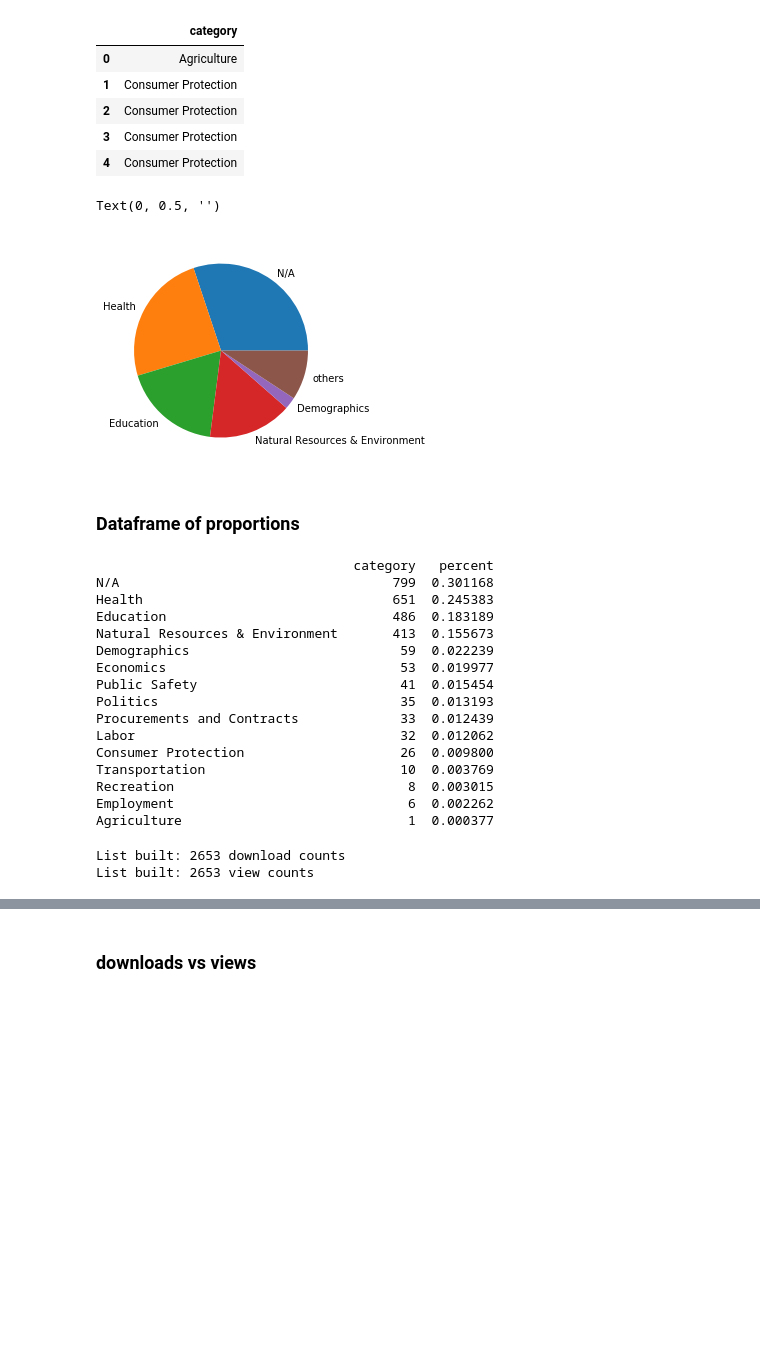
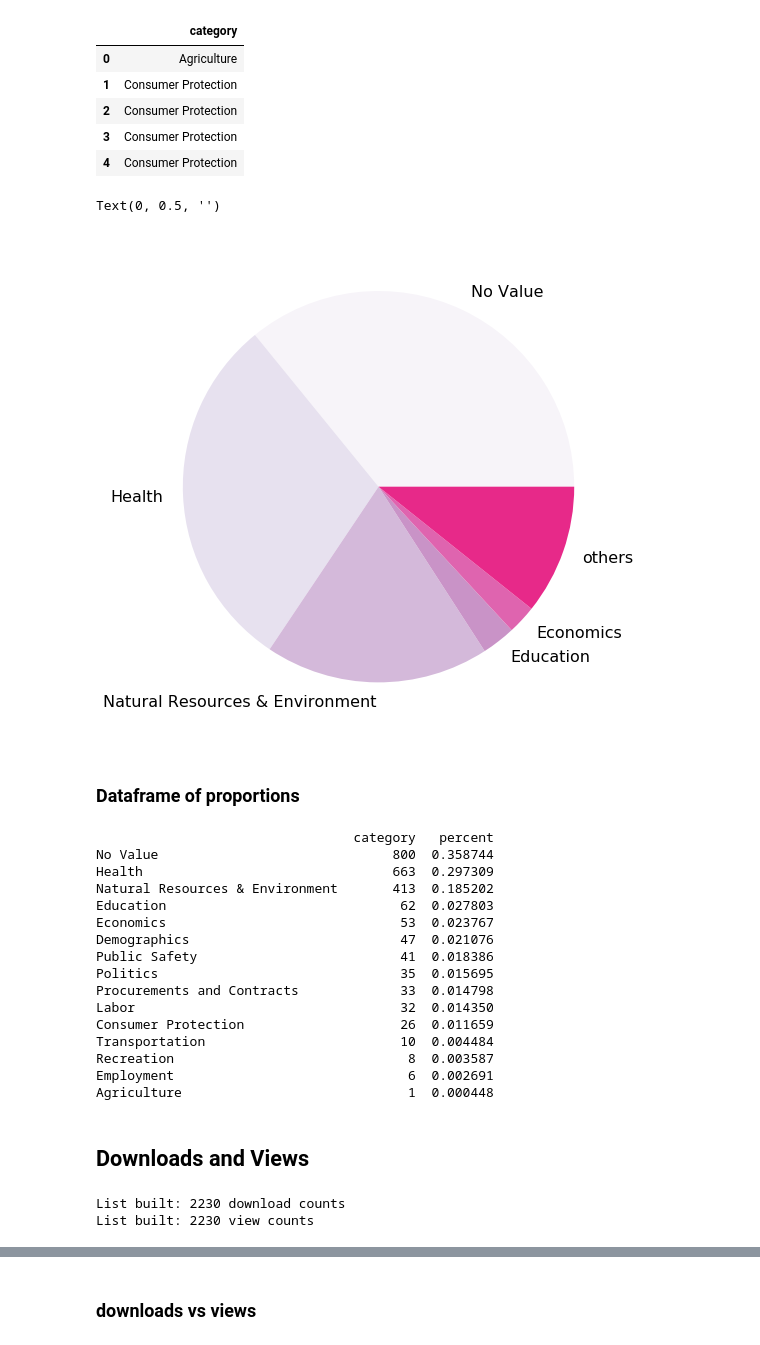
Before and after one commit to OpenDataLiteracy/WSL-AMF, a Jupyter notebook: portal-dashboard/socrata-all-metadata.ipynb, the cells around one changed output, grey strips where cells are left out. Saved outputs shown, nothing was run; the diff lists cells and outputs as text; code cells hidden in the pictures; blank space fills up the shorter version.

```diff
--- a/portal-dashboard/socrata-all-metadata.ipynb
+++ b/portal-dashboard/socrata-all-metadata.ipynb
@@ -27,9 +30,10 @@ Use the Socrata API to get ALL metadata for the public assets
 
 add authentication?? ?$$app_token=OHlDzukOUa15bLYTvOV23hrmX
 # %%
-r=requests.get('http://api.us.socrata.com/api/catalog/v1?limit=2653&domains='+domain) #build string according to SOCRATA's convention to get public data assets
+r=requests.get('http://api.us.socrata.com/api/catalog/v1?limit=2655&domains='+domain) #build string according to SOCRATA's convention to get public data assets
 #r=requests.get('http://api.us.socrata.com/api/catalog/v1?domains='+domain) #build string according to SOCRATA's convention to get public data assets
 j=json.loads(r.text) #parse the json into a list named j
+j=[i for i in j['results']] #This gets rid of the 'results' key
 # %% [markdown]
 ### Save the json to a file so you don't have to keep downloading it everytime.
 # %%
@@ -40,5 +44,10 @@ with open("fullWA23July.json", "w") as write_file:
 ### Open the csv file with testing data
 # %%
 #Open up the same file for reading
-with open("fullWA23July.json", "r") as read_file:
-    d = json.load(read_file)
+with open("fullWA2019-07-26.json", "r") as read_file:
+    dtest = json.load(read_file)
+# %%
+# Using list comprehension to delete dictionary in list that contains 'reportcard'. If you want the full dataset, rerun the above script and change 'dtest' to 'd'.
+# All scripts below use 'd' as the source data
+d = [i for i in dtest if 'reportcard' not in (i['classification']['domain_tags'])]
+len(d)
@@ -153,9 +170,9 @@ calendar           2  0.000754
 
 catlist=[] #dim masterlist as a empty list
 
-for i in j['results']:  #d is the dictionary of parsed json
+for i in d:  #d is the dictionary of parsed json
         if len(i['resource']['id'])==9: #Basically, is the identifier legitimate?
-            catlist.append(i['classification'].get('domain_category', 'N/A'))
+            catlist.append(i['classification'].get('domain_category', 'No Value'))
 
 
 catlist.sort()
@@ -176,33 +193,34 @@ dfcat.head()
 # %%
 #Create a pie chart
 
 pltdf = dfcat.category.value_counts() #uses matlibplot to count rows for each type
 
-pltdf = pd.DataFrame({'category':pltdf.index, 'counts':pltdf.values}) #Converts the series to a dataframe
+pltdfcat = pd.DataFrame({'descriptor':'assetCategories','unit':pltdf.index, 'value':pltdf.values}) #Converts the series to a dataframe
 
-pltdf2 = pltdf[:5].copy() #Put top 5 types in a new dataframe
+pltdf2 = pltdfcat[:5].copy() #Put top 5 types in a new dataframe
 
 
 # Takes the less common types and adds those counts into a value named others.
 new_row = pd.DataFrame(data = {
-    'category' : ['others'],
-    'counts' : [pltdf['counts'][5:].sum()]
+    'unit' : ['others'],
+    'value' : [pltdfcat['value'][5:].sum()]
 })
 
 
-pltdf2 = pd.concat([pltdf2, new_row]) #Add the 'others' value to the top 5 dataframe
+pltdf2 = pd.concat([pltdf2, new_row], sort=False) #Add the 'others' value to the top 5 dataframe
 
 #https://matplotlib.org/gallery/pie_and_polar_charts/pie_and_donut_labels.html
 #https://matplotlib.org/3.1.1/tutorials/introductory/pyplot.html
 #http://queirozf.com/entries/pandas-dataframe-plot-examples-with-matplotlib-pyplot
 
 
 #plot the types
-pltdf2.plot(y='counts', kind='pie', labels=pltdf2.category, legend=False)
+cs=cm.PuRd(np.arange(6)/8.)
+pltdf2.plot(y='value', kind='pie', colors=cs, labels=pltdf2.unit, legend=False, textprops={'fontsize': 16})
 plt.ylabel('') #Gets rid of the "Counts label"
 # %% [output]
 Text(0, 0.5, '')
-[figure, old version]
+[figure, new version]
 # %% [markdown]
 ### Dataframe of proportions
 # %%
@@ -212,30 +230,32 @@ dfcatp['percent'] = dfcatp.category / dfcatp.category.sum()
 print(dfcatp)
 # %% [output]
                                  category   percent
-N/A                                   799  0.301168
-Health                                651  0.245383
-Education                             486  0.183189
-Natural Resources & Environment       413  0.155673
-Demographics                           59  0.022239
-Economics                              53  0.019977
-Public Safety                          41  0.015454
-Politics                               35  0.013193
-Procurements and Contracts             33  0.012439
-Labor                                  32  0.012062
-Consumer Protection                    26  0.009800
-Transportation                         10  0.003769
-Recreation                              8  0.003015
-Employment                              6  0.002262
-Agriculture                             1  0.000377
+No Value                              800  0.358744
+Health                                663  0.297309
+Natural Resources & Environment       413  0.185202
+Education                              62  0.027803
+Economics                              53  0.023767
+Demographics                           47  0.021076
+Public Safety                          41  0.018386
+Politics                               35  0.015695
+Procurements and Contracts             33  0.014798
+Labor                                  32  0.014350
+Consumer Protection                    26  0.011659
+Transportation                         10  0.004484
+Recreation                              8  0.003587
+Employment                              6  0.002691
+Agriculture                             1  0.000448
+# %% [markdown]
+## Downloads and Views
 # %%
 downl = []
 views=[]
 
-for i in j['results']:  #j is the dictionary of parsed json
+for i in d:  #d is the dictionary of parsed json
         if len(i['resource']['id'])==9: #Basically, is the identifier legitimate?
             downl.append(i['resource']['download_count'])
 
-for i in j['results']:  #j is the dictionary of parsed json
+for i in d:  #d is the dictionary of parsed json
         if len(i['resource']['id'])==9: #Basically, is the identifier legitimate?
             views.append(i['resource']['page_views']['page_views_total'])
 
@@ -245,5 +265,5 @@ print("List built:", len(views),"view counts") #print how many elements are in d
 dfuse = pd.DataFrame([downl,views,typelist]).T #build a dataframe with both lists and the category list
 dfuse.columns =['downloads','pageviews','type']
 # %% [output]
-List built: 2653 download counts
-List built: 2653 view counts
+List built: 2230 download counts
+List built: 2230 view counts
```
Also changed, not shown: parts of 37 cells of this notebook.
